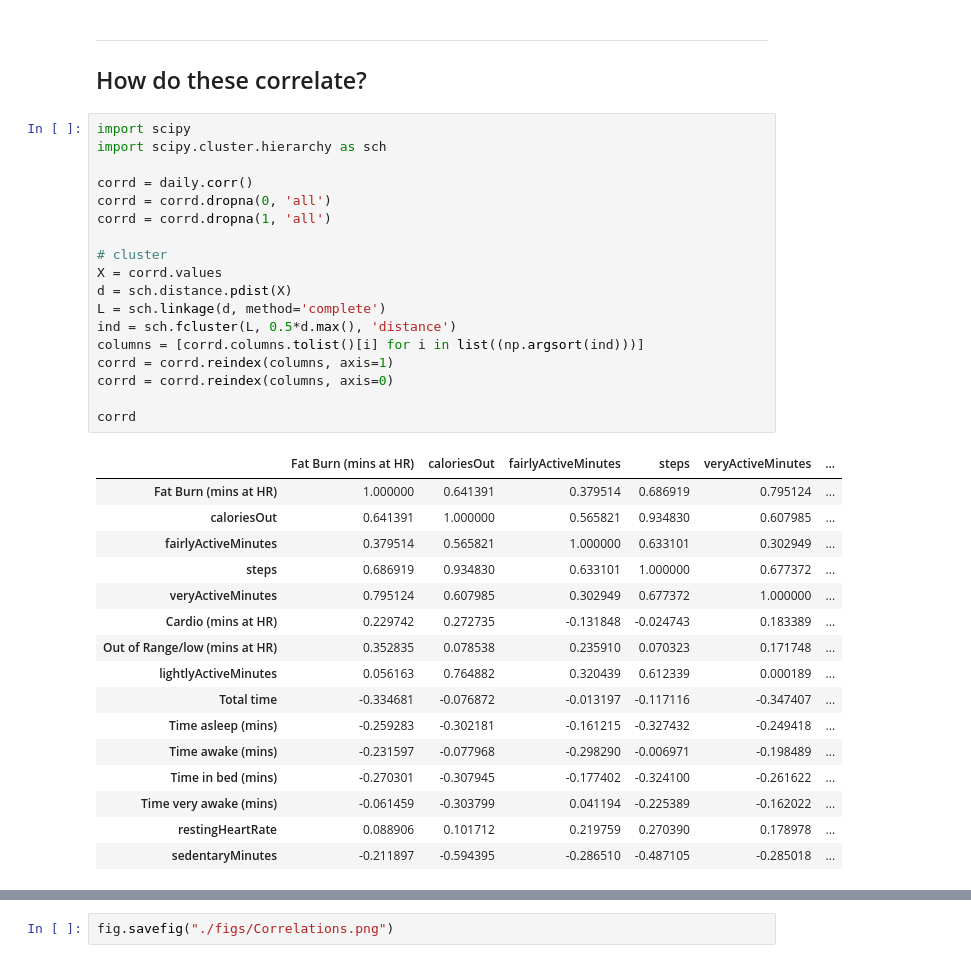
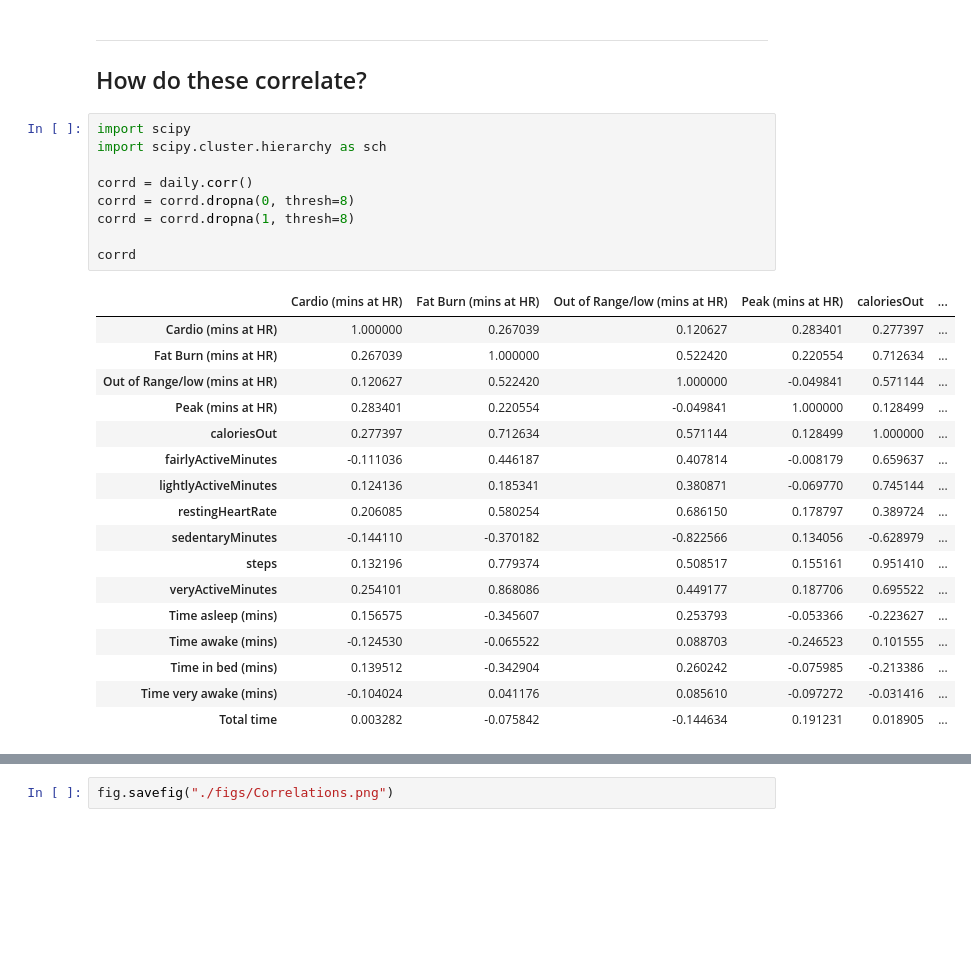
Before and after one commit to KatrionaGoldmann/Fitbit-Progress, a Jupyter notebook: 3_general_analysis.ipynb, the cells around one changed output, grey strips where cells are left out. Cells and saved outputs as stored; diff of their text form; blank space fills up the shorter version.

```diff
--- a/3_general_analysis.ipynb
+++ b/3_general_analysis.ipynb
@@ -55,41 +82,33 @@ pio.write_image(fig, './figs/daily_activity.png')
 -----
 
 ## How do these correlate?
-# %%
-import scipy
-import scipy.cluster.hierarchy as sch
-
-corrd = daily.corr()
-corrd = corrd.dropna(0, 'all')
-corrd = corrd.dropna(1, 'all')
-
-# cluster
-X = corrd.values
-d = sch.distance.pdist(X)
-L = sch.linkage(d, method='complete')
-ind = sch.fcluster(L, 0.5*d.max(), 'distance')
-columns = [corrd.columns.tolist()[i] for i in list((np.argsort(ind)))]
-corrd = corrd.reindex(columns, axis=1)
-corrd = corrd.reindex(columns, axis=0)
-
-corrd
-# %% [output]
-|  | Fat Burn (mins at HR) | caloriesOut | fairlyActiveMinutes | steps | veryActiveMinutes | ... |
-| Fat Burn (mins at HR) | 1.000000 | 0.641391 | 0.379514 | 0.686919 | 0.795124 | ... |
-| caloriesOut | 0.641391 | 1.000000 | 0.565821 | 0.934830 | 0.607985 | ... |
-| fairlyActiveMinutes | 0.379514 | 0.565821 | 1.000000 | 0.633101 | 0.302949 | ... |
-| steps | 0.686919 | 0.934830 | 0.633101 | 1.000000 | 0.677372 | ... |
-| veryActiveMinutes | 0.795124 | 0.607985 | 0.302949 | 0.677372 | 1.000000 | ... |
-| Cardio (mins at HR) | 0.229742 | 0.272735 | -0.131848 | -0.024743 | 0.183389 | ... |
-| Out of Range/low (mins at HR) | 0.352835 | 0.078538 | 0.235910 | 0.070323 | 0.171748 | ... |
-| lightlyActiveMinutes | 0.056163 | 0.764882 | 0.320439 | 0.612339 | 0.000189 | ... |
-| Total time | -0.334681 | -0.076872 | -0.013197 | -0.117116 | -0.347407 | ... |
-| Time asleep (mins) | -0.259283 | -0.302181 | -0.161215 | -0.327432 | -0.249418 | ... |
-| Time awake (mins) | -0.231597 | -0.077968 | -0.298290 | -0.006971 | -0.198489 | ... |
-| Time in bed (mins) | -0.270301 | -0.307945 | -0.177402 | -0.324100 | -0.261622 | ... |
-| Time very awake (mins) | -0.061459 | -0.303799 | 0.041194 | -0.225389 | -0.162022 | ... |
-| restingHeartRate | 0.088906 | 0.101712 | 0.219759 | 0.270390 | 0.178978 | ... |
-| sedentaryMinutes | -0.211897 | -0.594395 | -0.286510 | -0.487105 | -0.285018 | ... |
+# %%
+import scipy
+import scipy.cluster.hierarchy as sch
+
+corrd = daily.corr()
+corrd = corrd.dropna(0, thresh=8)
+corrd = corrd.dropna(1, thresh=8)
+
+corrd
+# %% [output]
+|  | Cardio (mins at HR) | Fat Burn (mins at HR) | Out of Range/low (mins at HR) | Peak (mins at HR) | caloriesOut | ... |
+| Cardio (mins at HR) | 1.000000 | 0.267039 | 0.120627 | 0.283401 | 0.277397 | ... |
+| Fat Burn (mins at HR) | 0.267039 | 1.000000 | 0.522420 | 0.220554 | 0.712634 | ... |
+| Out of Range/low (mins at HR) | 0.120627 | 0.522420 | 1.000000 | -0.049841 | 0.571144 | ... |
+| Peak (mins at HR) | 0.283401 | 0.220554 | -0.049841 | 1.000000 | 0.128499 | ... |
+| caloriesOut | 0.277397 | 0.712634 | 0.571144 | 0.128499 | 1.000000 | ... |
+| fairlyActiveMinutes | -0.111036 | 0.446187 | 0.407814 | -0.008179 | 0.659637 | ... |
+| lightlyActiveMinutes | 0.124136 | 0.185341 | 0.380871 | -0.069770 | 0.745144 | ... |
+| restingHeartRate | 0.206085 | 0.580254 | 0.686150 | 0.178797 | 0.389724 | ... |
+| sedentaryMinutes | -0.144110 | -0.370182 | -0.822566 | 0.134056 | -0.628979 | ... |
+| steps | 0.132196 | 0.779374 | 0.508517 | 0.155161 | 0.951410 | ... |
+| veryActiveMinutes | 0.254101 | 0.868086 | 0.449177 | 0.187706 | 0.695522 | ... |
+| Time asleep (mins) | 0.156575 | -0.345607 | 0.253793 | -0.053366 | -0.223627 | ... |
+| Time awake (mins) | -0.124530 | -0.065522 | 0.088703 | -0.246523 | 0.101555 | ... |
+| Time in bed (mins) | 0.139512 | -0.342904 | 0.260242 | -0.075985 | -0.213386 | ... |
+| Time very awake (mins) | -0.104024 | 0.041176 | 0.085610 | -0.097272 | -0.031416 | ... |
+| Total time | 0.003282 | -0.075842 | -0.144634 | 0.191231 | 0.018905 | ... |
 # %%
 anchor_val = .8
 
```
Also changed, not shown: parts of 10 cells of this notebook, 4 other files.
